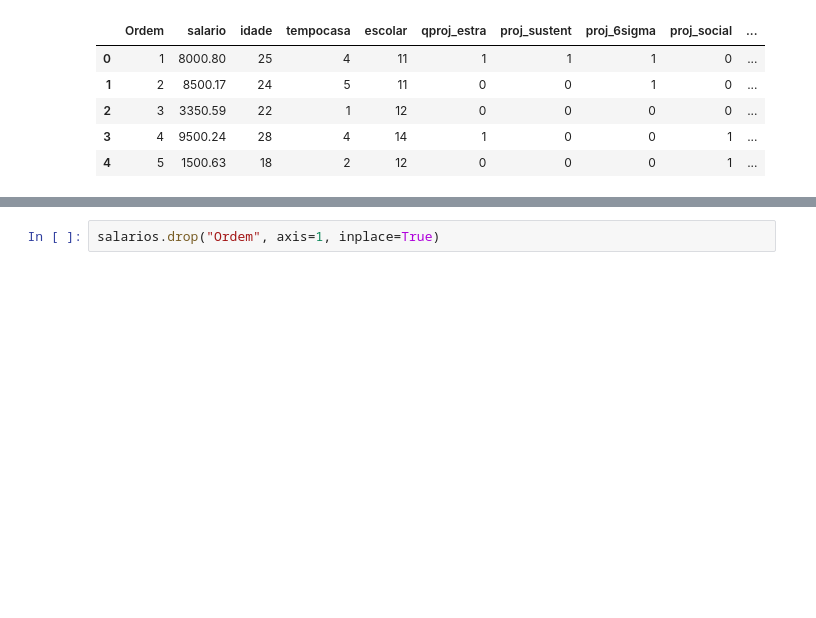
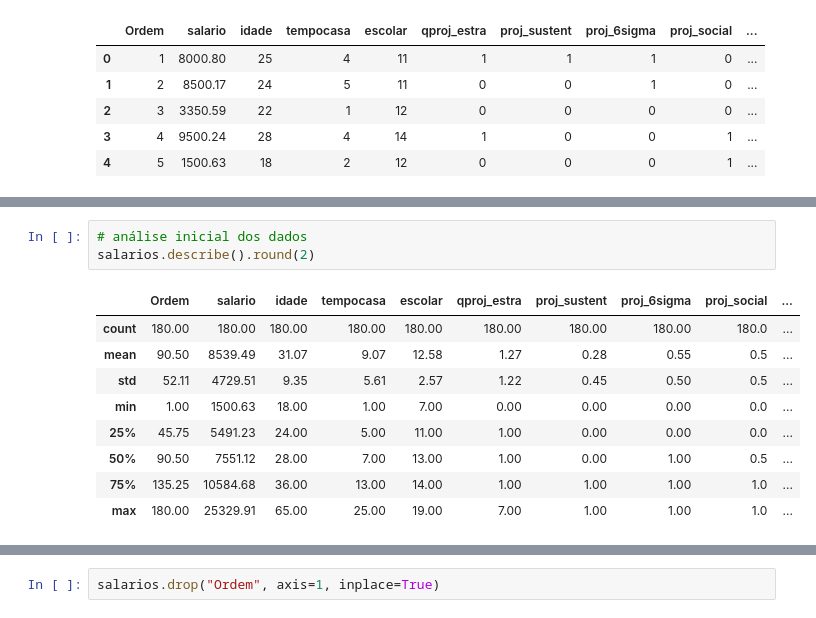
Before and after one commit to ghedin-alison/conceitos_ia, a Jupyter notebook: trabalho/analise_salario.ipynb, the cells around one changed output, grey strips where cells are left out. Drawn from its saved outputs; the diff is of its cells as text; blank space fills up the shorter version.

```diff
--- a/trabalho/analise_salario.ipynb
+++ b/trabalho/analise_salario.ipynb
@@ -24,0 +18,13 @@ salarios.describe()
+# %%
+# análise inicial dos dados
+salarios.describe().round(2)
+# %% [output]
+|  | Ordem | salario | idade | tempocasa | escolar | qproj_estra | proj_sustent | proj_6sigma | proj_social | ... |
+| count | 180.00 | 180.00 | 180.00 | 180.00 | 180.00 | 180.00 | 180.00 | 180.00 | 180.0 | ... |
+| mean | 90.50 | 8539.49 | 31.07 | 9.07 | 12.58 | 1.27 | 0.28 | 0.55 | 0.5 | ... |
+| std | 52.11 | 4729.51 | 9.35 | 5.61 | 2.57 | 1.22 | 0.45 | 0.50 | 0.5 | ... |
+| min | 1.00 | 1500.63 | 18.00 | 1.00 | 7.00 | 0.00 | 0.00 | 0.00 | 0.0 | ... |
+| 25% | 45.75 | 5491.23 | 24.00 | 5.00 | 11.00 | 1.00 | 0.00 | 0.00 | 0.0 | ... |
+| 50% | 90.50 | 7551.12 | 28.00 | 7.00 | 13.00 | 1.00 | 0.00 | 1.00 | 0.5 | ... |
+| 75% | 135.25 | 10584.68 | 36.00 | 13.00 | 14.00 | 1.00 | 1.00 | 1.00 | 1.0 | ... |
+| max | 180.00 | 25329.91 | 65.00 | 25.00 | 19.00 | 7.00 | 1.00 | 1.00 | 1.0 | ... |
```
Also changed, not shown: parts of 12 cells of this notebook, 1 other file.
